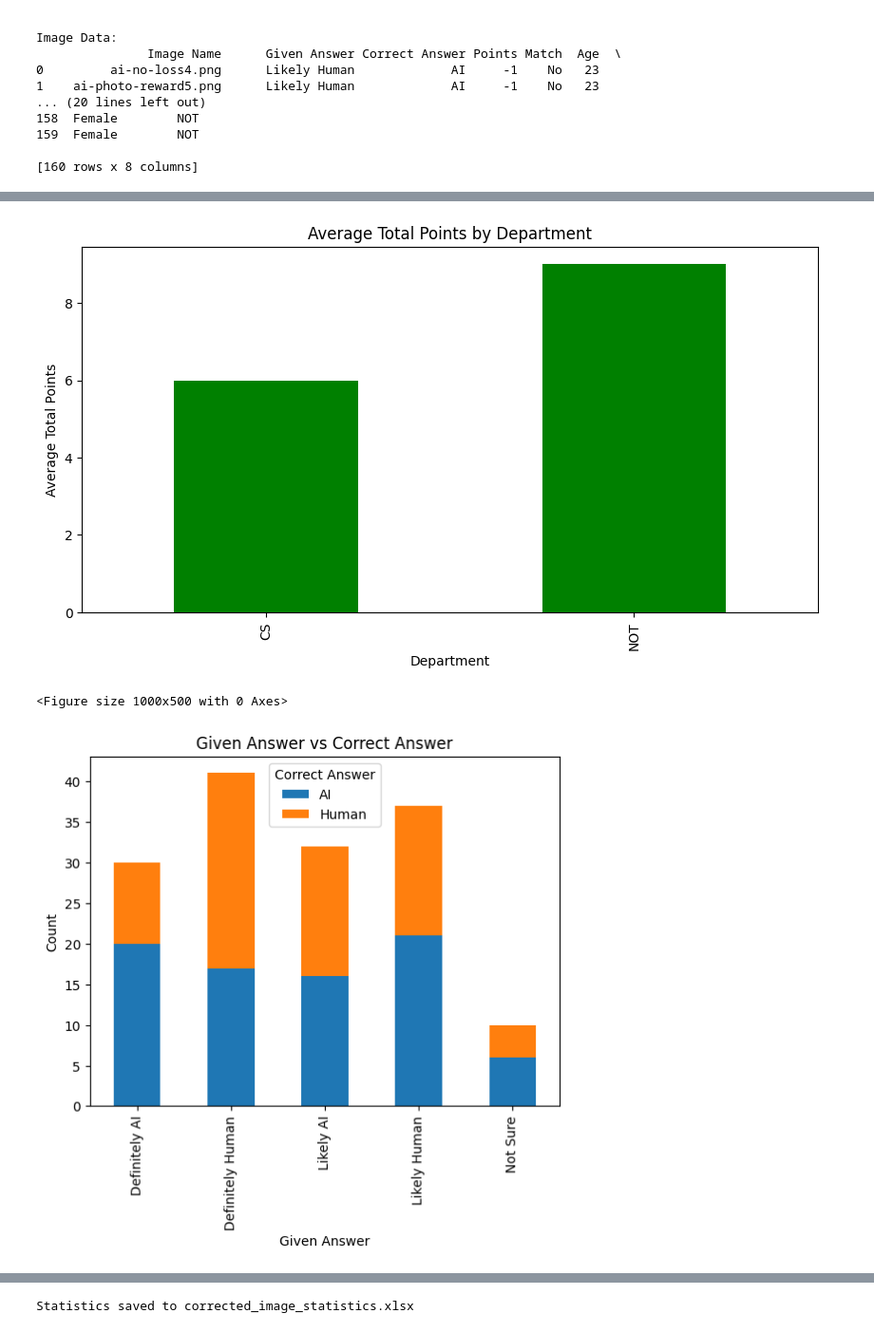
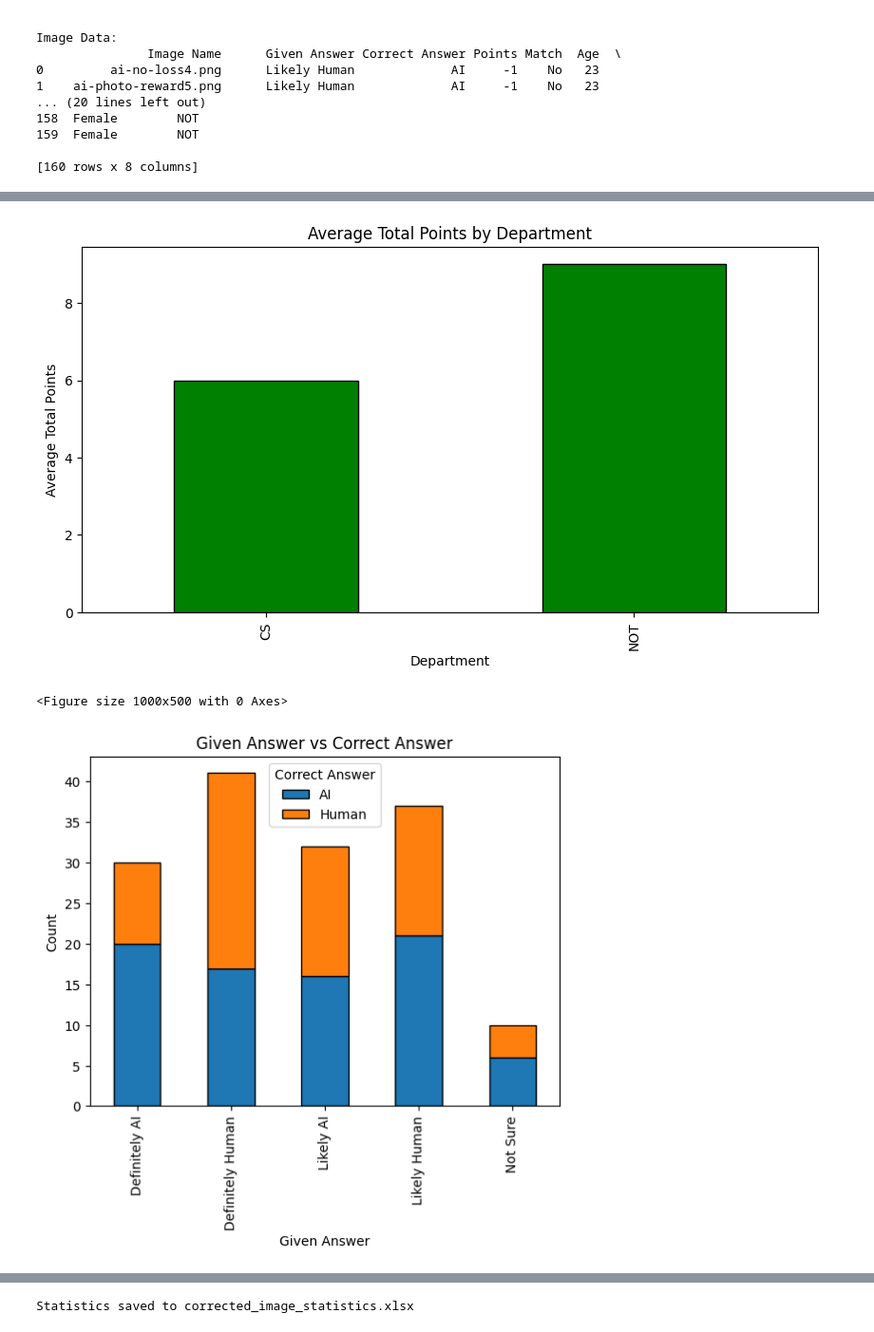
Before and after one commit to fatihmutluu/CS449-Project, a Jupyter notebook: plot_datas.ipynb, the cells around one changed output, grey strips where cells are left out. Shown at 95% size. Cells and saved outputs as stored; diff of their text form; code cells hidden in the pictures.

```diff
--- a/plot_datas.ipynb
+++ b/plot_datas.ipynb
@@ -128,21 +128,21 @@ plt.show()
 # %%
 plt.figure(figsize=(10, 5))
-df_users.groupby("Department")["Total Points"].mean().plot(kind="bar", color="green")
+df_users.groupby("Department")["Total Points"].mean().plot(kind="bar", color="green", edgecolor="black")
 plt.title("Average Total Points by Department")
 plt.xlabel("Department")
 plt.ylabel("Average Total Points")
 plt.show()
 # %% [output]
-[figure, old version]
+[figure, new version]
 # %%
 plt.figure(figsize=(10, 5))
-df_images.groupby(["Given Answer", "Correct Answer"]).size().unstack().plot(kind="bar", stacked=True)
+df_images.groupby(["Given Answer", "Correct Answer"]).size().unstack().plot(kind="bar", stacked=True, edgecolor="black")
 plt.title("Given Answer vs Correct Answer")
 plt.xlabel("Given Answer")
 plt.ylabel("Count")
 plt.show()
 # %% [output]
 <Figure size 1000x500 with 0 Axes>
-[figure, old version]
+[figure, new version]
 # %%
 plt.figure(figsize=(10, 5))
```
Also changed, not shown: parts of 4 cells of this notebook, 1 other file.
